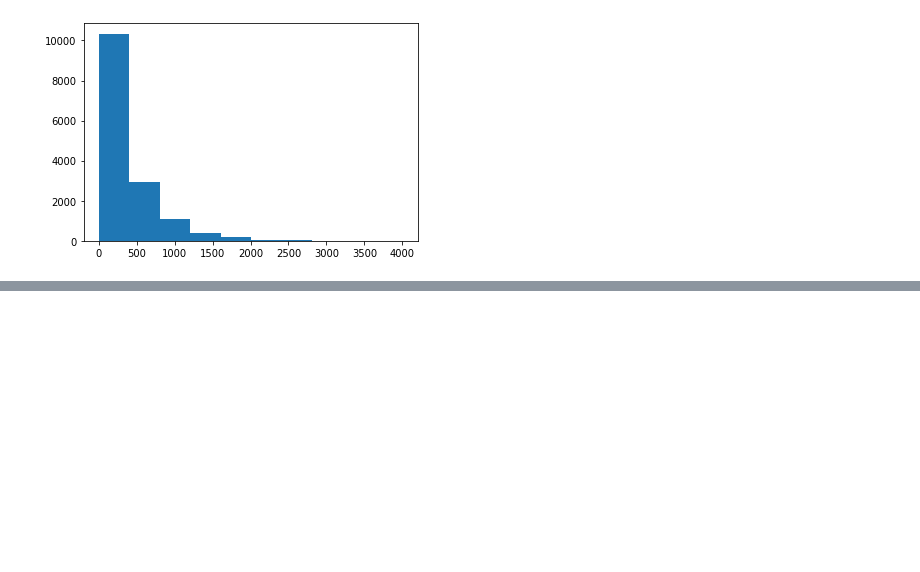
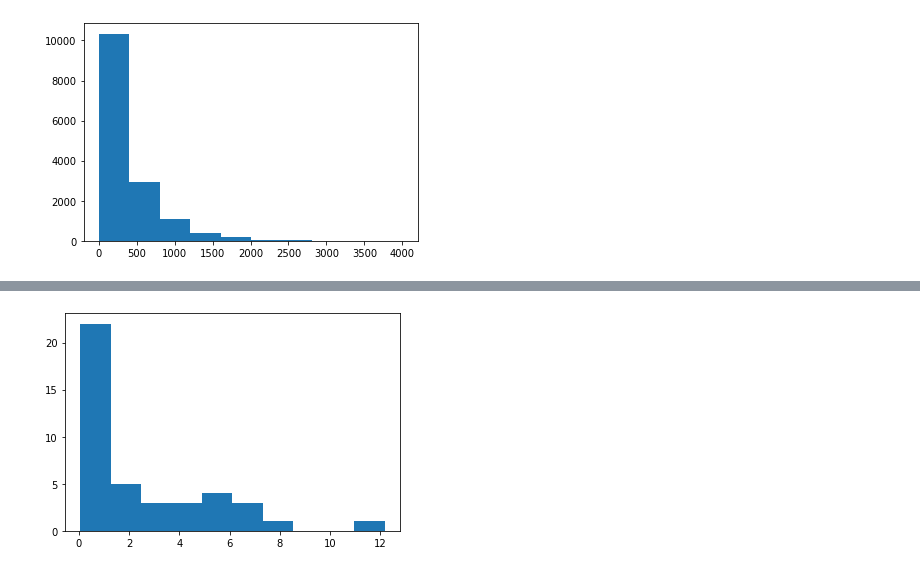
Before and after one commit to mariaferrol1988/experiments, a Jupyter notebook: projects/insurance/draft2-variabletreatment.ipynb, the cells around one changed output, grey strips where cells are left out. Cells and saved outputs as stored; diff of their text form; code cells hidden in the pictures; blank space fills up the shorter version.

```diff
--- a/projects/insurance/draft2-variabletreatment.ipynb
+++ b/projects/insurance/draft2-variabletreatment.ipynb
@@ -129,0 +125,4 @@ for val in df_weight2['severity2']:
+# %%
+df_weight2['severity2'] = df_weight2['severity2'].apply(lambda x: 1 if x == 0 else x)
+df_weight2['weight'] = (df_weight2['severity2'] * df_weight2['counts']) / np.sum(df_weight2['severity2'] * df_weight2['counts']) * 100
+df_weight2.head()
@@ -130,2 +145,7 @@ for val in df_weight2['severity2']:
+# %%
+plt.hist(df_weight2['weight'])
+plt.show()
+# %% [output]
+[figure, added]
 # %%
 # offset variables
```
Also changed, not shown: parts of 3 cells of this notebook.
